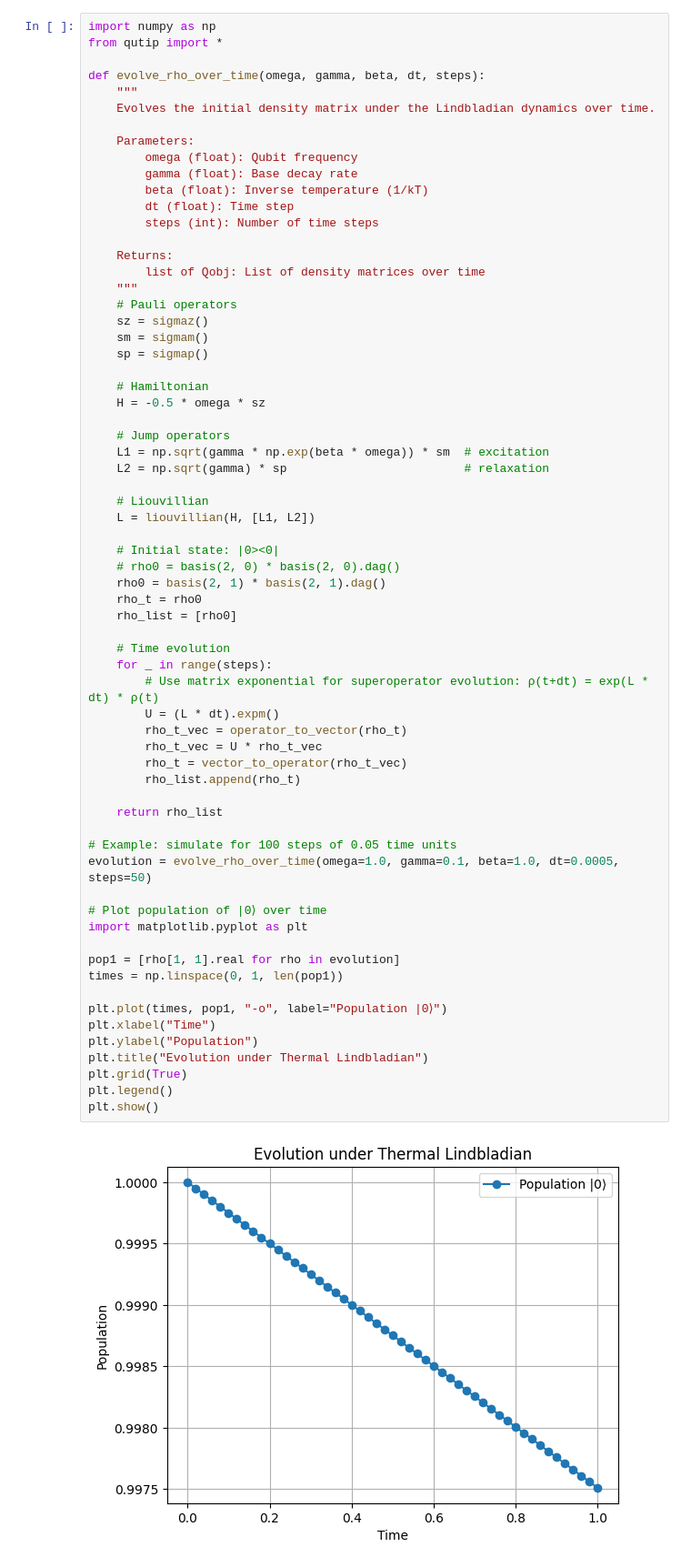
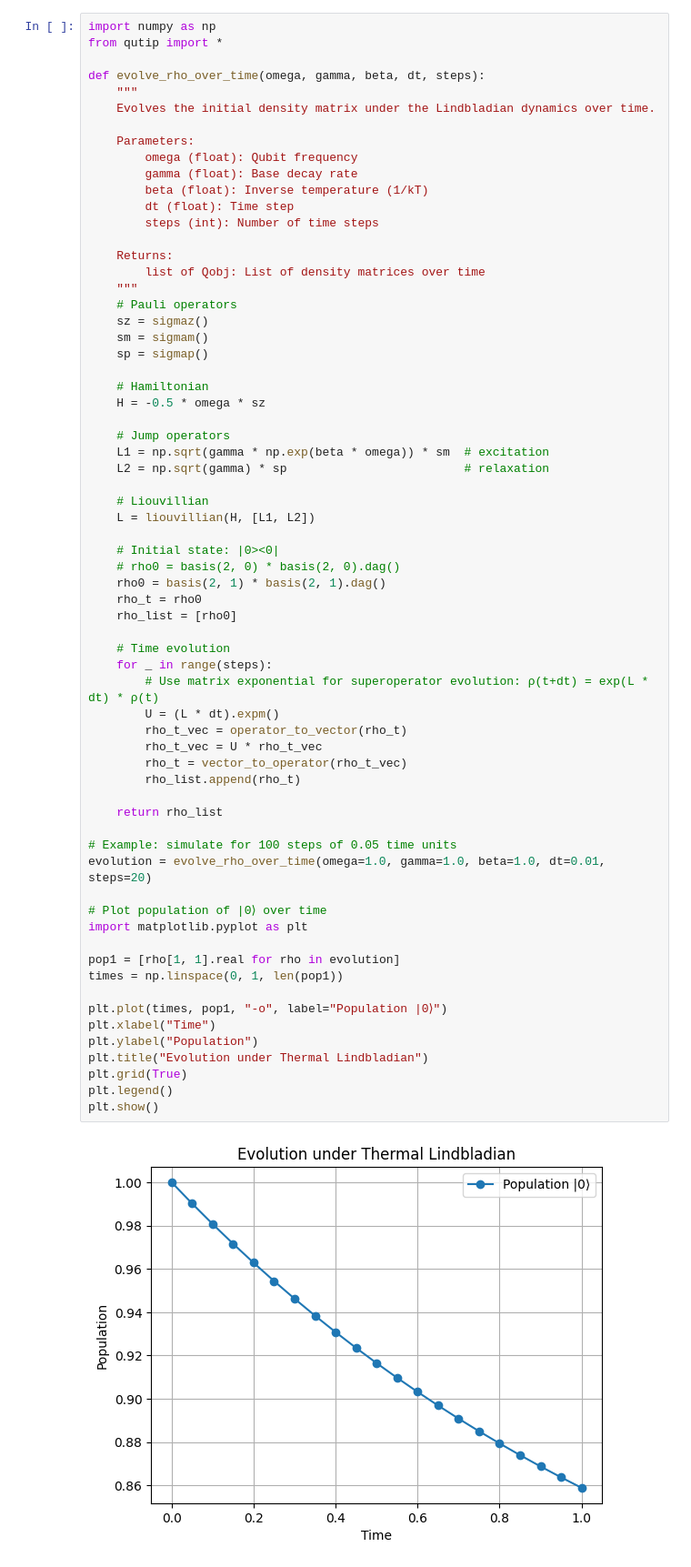
Before and after one commit to Jain-Naman/OQS, a Jupyter notebook: qutip_testing.ipynb, the cells around one changed output. Shown at 91% size. Cells and saved outputs as stored; diff of their text form.

Commit message:
reverse evolution bug free

```diff
--- a/qutip_testing.ipynb
+++ b/qutip_testing.ipynb
@@ -37,32 +37,32 @@ def evolve_rho_over_time(omega, gamma, beta, dt, steps):
     rho_t = rho0
     rho_list = [rho0]
 
     # Time evolution
     for _ in range(steps):
         # Use matrix exponential for superoperator evolution: ρ(t+dt) = exp(L * dt) * ρ(t)
         U = (L * dt).expm()
         rho_t_vec = operator_to_vector(rho_t)
         rho_t_vec = U * rho_t_vec
         rho_t = vector_to_operator(rho_t_vec)
         rho_list.append(rho_t)
 
     return rho_list
 
 # Example: simulate for 100 steps of 0.05 time units
-evolution = evolve_rho_over_time(omega=1.0, gamma=0.1, beta=1.0, dt=0.0005, steps=50)
+evolution = evolve_rho_over_time(omega=1.0, gamma=1.0, beta=1.0, dt=0.01, steps=20)
 
 # Plot population of |0⟩ over time
 import matplotlib.pyplot as plt
 
 pop1 = [rho[1, 1].real for rho in evolution]
 times = np.linspace(0, 1, len(pop1))
 
 plt.plot(times, pop1, "-o", label="Population |0⟩")
 plt.xlabel("Time")
 plt.ylabel("Population")
 plt.title("Evolution under Thermal Lindbladian")
 plt.grid(True)
 plt.legend()
 plt.show()
 # %% [output]
-[figure, old version]
+[figure, new version]
```
Also changed, not shown: parts of 2 cells of this notebook, 1 other file.
